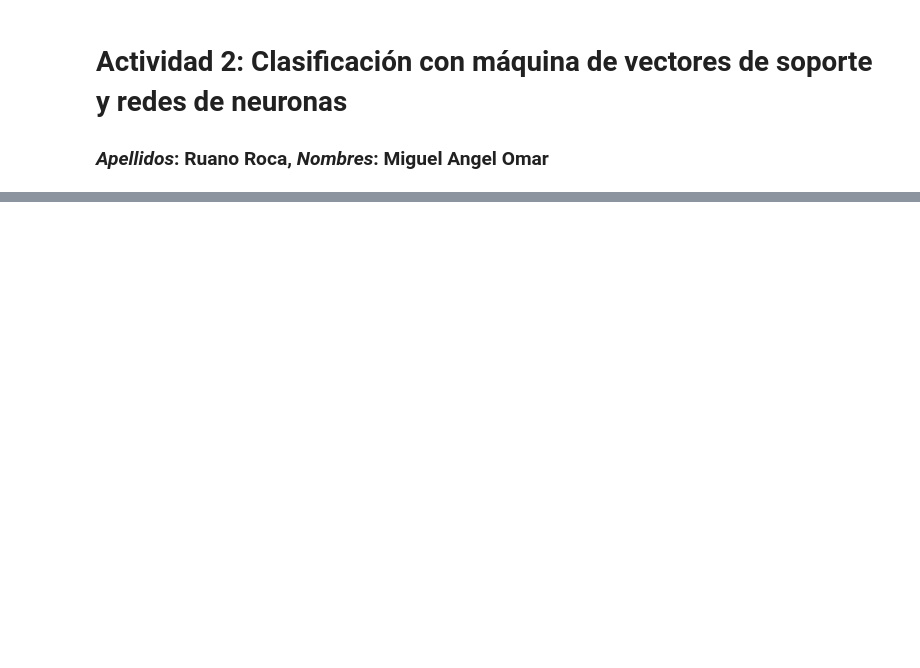
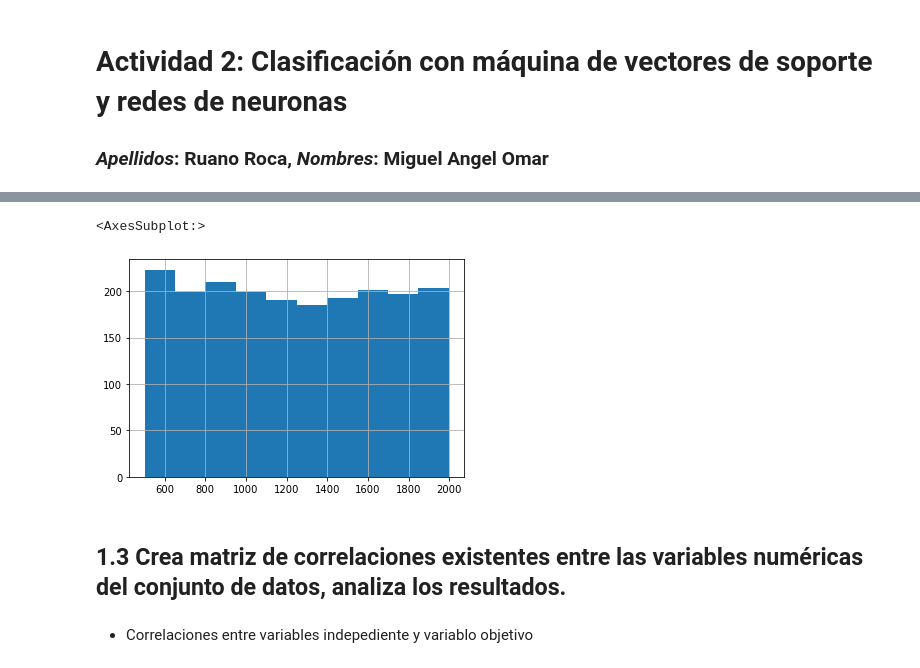
Before and after one commit to mikeruano3/UNIR_AprendizajeAutomatico_Tarea2, a Jupyter notebook: Tarea2AprendizajeAutomatico.ipynb, the cells around one changed output, grey strips where cells are left out. Drawn from its saved outputs; the diff is of its cells as text; code cells hidden in the pictures; blank space fills up the shorter version.

```diff
--- a/Tarea2AprendizajeAutomatico.ipynb
+++ b/Tarea2AprendizajeAutomatico.ipynb
@@ -24,0 +175,9 @@ modelos creados para el conjunto de datos propuesto?
+# %%
+df['battery_power'].hist()
+# %% [output]
+<AxesSubplot:>
+[figure, added]
+# %% [markdown]
+## 1.3 Crea matriz de correlaciones existentes entre las variables numéricas del conjunto de datos, analiza los resultados.
+# %% [markdown]
+- Correlaciones entre variables indepediente y variablo objetivo
```
Also changed, not shown: parts of 73 cells of this notebook.
